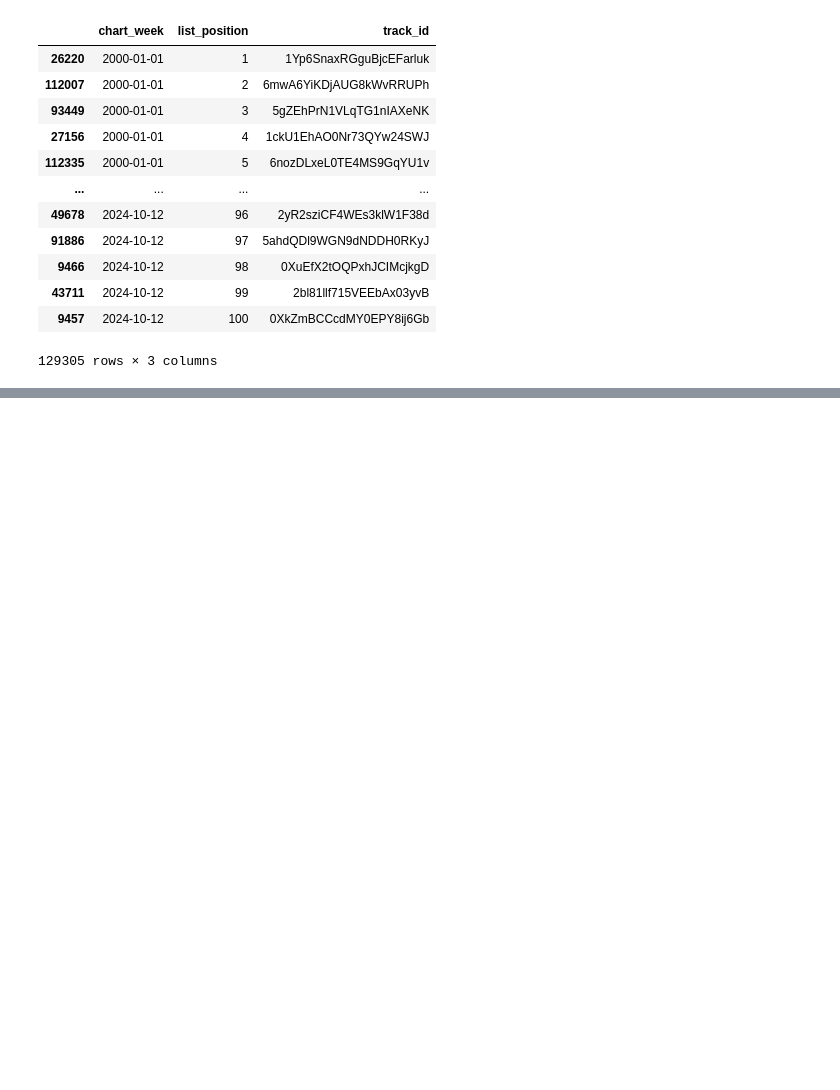
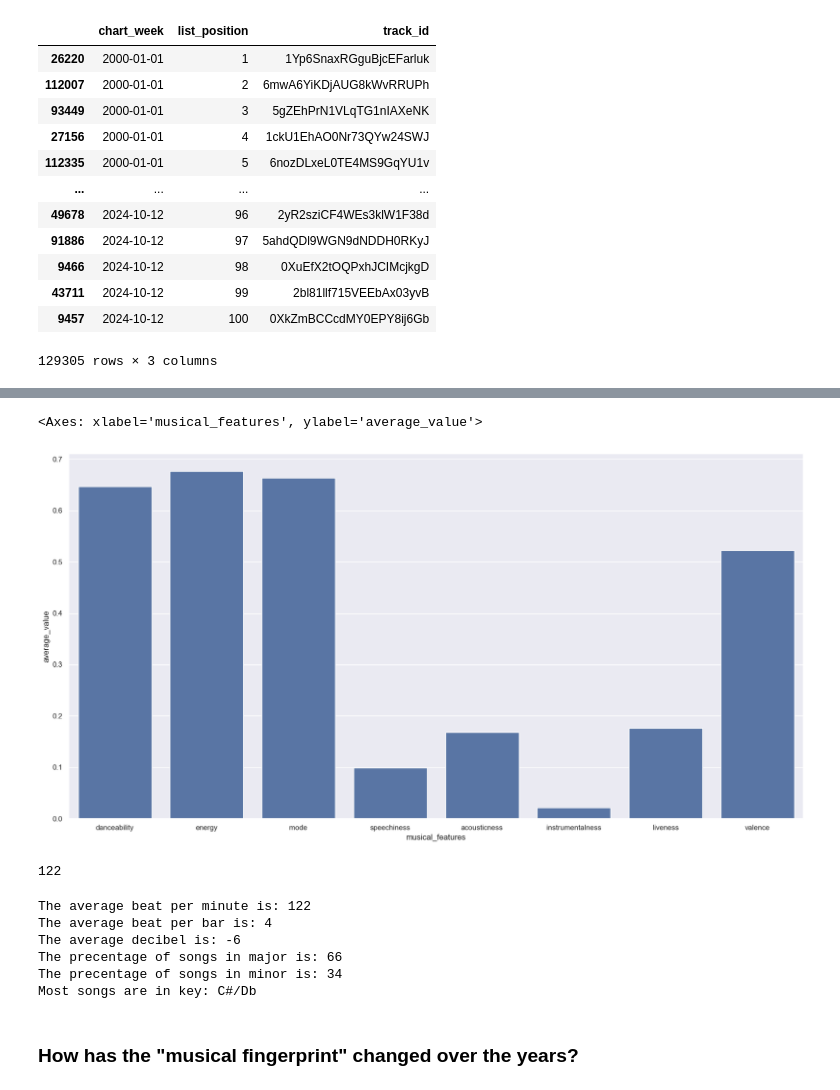
Before and after one commit to guillermocontp/recommendation-system, a Jupyter notebook: analysis.ipynb, the cells around one changed output, grey strips where cells are left out. Cells and saved outputs as stored; diff of their text form; code cells hidden in the pictures; blank space fills up the shorter version.

```diff
--- a/analysis.ipynb
+++ b/analysis.ipynb
@@ -6,6 +6,10 @@ from google.cloud.bigquery import Client
 import pandas as pd
 import matplotlib.pyplot as plt
 import seaborn as sns
+# %%
+pd.set_option('display.max_columns', None)
+sns.set_theme()
+sns.set(rc={'figure.figsize': (20, 10)})  # width, height
 # %% [markdown]
 ## Loading data
 # %% [markdown]
@@ -848,0 +1247,4 @@ sorted_chart_positions
+# %%
+# merging on chart_positions with tracks on 'track_id'
+tracks_with_audio_features_merge = pd.merge(chart_positions, audio_features, on='track_id', how= 'left')
+tracks_with_audio_features_merge
@@ -848,0 +1265,5 @@ sorted_chart_positions
+# %%
+# sorting values on chart week and list postion in acending order
+tracks_with_audio_features = tracks_with_audio_features_merge.sort_values(['chart_week', 'list_position'], ascending= True)
+# inspecting result
+tracks_with_audio_features
@@ -848,0 +1381,34 @@ sorted_chart_positions
+# %%
+chart_data, numerical_data = return_musical_fingerprint(tracks_with_audio_features)
+# %%
+sns.barplot(data = chart_data, x= 'musical_features', y= 'average_value')
+# %% [output]
+<Axes: xlabel='musical_features', ylabel='average_value'>
+[figure, added]
+# %%
+numerical_data.iloc[0,1]
+# %% [output]
+122
+# %%
+bpn = numerical_data.iloc[0,1]
+bppb = numerical_data.iloc[1,1]
+major = numerical_data.iloc[2,1]
+minor = numerical_data.iloc[3,1]
+key = numerical_data.iloc[4,1]
+db = numerical_data.iloc[5,1]
+
+print(f'The average beat per minute is: {bpn}')
+print(f'The average beat per bar is: {bppb}')
+print(f'The average decibel is: {db}')
+print(f'The precentage of songs in major is: {major}')
+print(f'The precentage of songs in minor is: {minor}')
+print(f'Most songs are in key: {key}')
+# %% [output]
+The average beat per minute is: 122
+The average beat per bar is: 4
+The average decibel is: -6
+The precentage of songs in major is: 66
+The precentage of songs in minor is: 34
+Most songs are in key: C#/Db
+# %% [markdown]
+### How has the "musical fingerprint" changed over the years?
```
Also changed, not shown: parts of 42 cells of this notebook, 8 other files.
